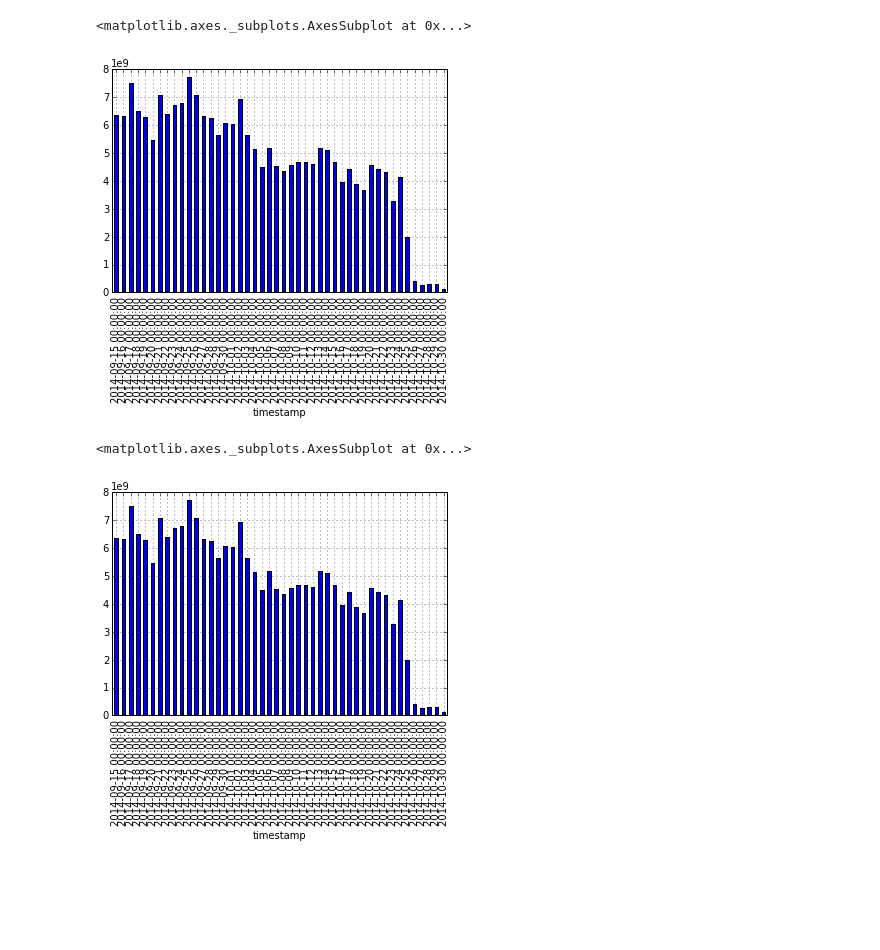
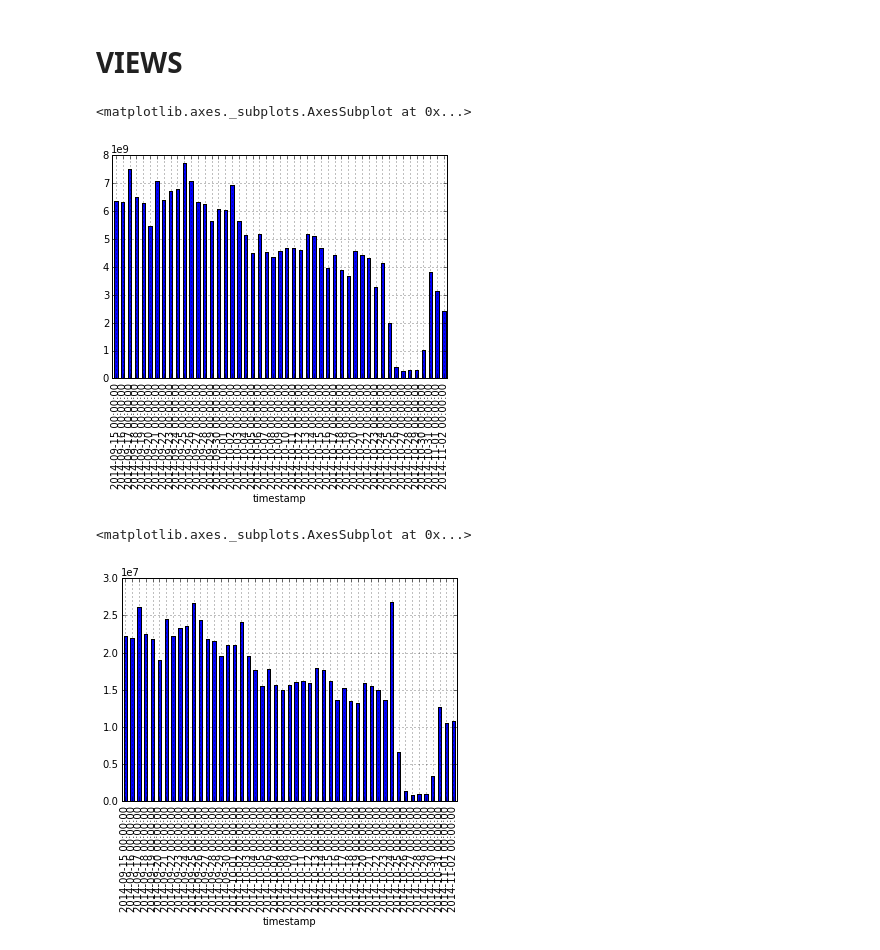
Before and after one commit to gusajz/notebooks, a Jupyter notebook: test-file-size.ipynb, the cells around one changed output. Saved outputs shown, nothing was run; the diff lists cells and outputs as text; code cells hidden in the pictures; blank space fills up the shorter version.

```diff
--- a/test-file-size.ipynb
+++ b/test-file-size.ipynb
@@ -14,11 +14,23 @@ regexp = re.compile('views_(\d\d\d\d)-(\d\d)-(\d\d)_(\d\d)_(\d\d)')
 def convert_date(s):
     year, month, day, hour, minute = re.match(regexp, s).groups()
     return datetime.datetime(int(year), int(month), int(day), int(hour), int(minute))
+# %%
+def get_sum(df):
+    sum_grouped_by_days = df.groupby(TimeGrouper('1D')).agg({'size': np.sum})
+    sum_grouped_by_days.columns = sum_grouped_by_days.columns.get_level_values(0)
+    return sum_grouped_by_days
+# %%
+def get_mean(df):
+    mean_grouped_by_days = df.groupby(TimeGrouper('1D')).agg({'size': np.mean})
+    mean_grouped_by_days.columns = mean_grouped_by_days.columns.get_level_values(0)
+    return mean_grouped_by_days
 # %%
-df = pd.read_csv('views.csv',
+def get_metrics(filename):
+    df = pd.read_csv(filename,
                  delimiter=' ',
                  date_parser=convert_date,
                  header=0,
                  names=['size', 'date', 'filename'],
                  parse_dates={'timestamp': ['filename']},
                  index_col='timestamp')
+    return get_sum(df), get_mean(df)
@@ -29,5 +37,9 @@ sum_grouped_by_days.columns = grouped.columns.get_level_values(0)
+# %% [markdown]
+# VIEWS
+# %%
+views_sum_by_days, views_mean_by_days = get_metrics('views_size.csv')
 # %%
-sum_grouped_by_days.plot(kind='bar', legend=False, y='size')
+views_sum_by_days.plot(kind='bar', legend=False, y='size')
 # %% [output]
 <matplotlib.axes._subplots.AxesSubplot at 0x...>
-[figure, old version]
+[figure, new version]
@@ -38,5 +46,5 @@ mean_grouped_by_days.columns = grouped.columns.get_level_values(0)
 # %%
-sum_grouped_by_days.plot(kind='bar', legend=False, y='size')
+views_mean_by_days.plot(kind='bar', legend=False, y='size')
 # %% [output]
 <matplotlib.axes._subplots.AxesSubplot at 0x...>
-[figure, old version]
+[figure, new version]
```
Also changed, not shown: parts of 15 cells of this notebook, 1 other file.
